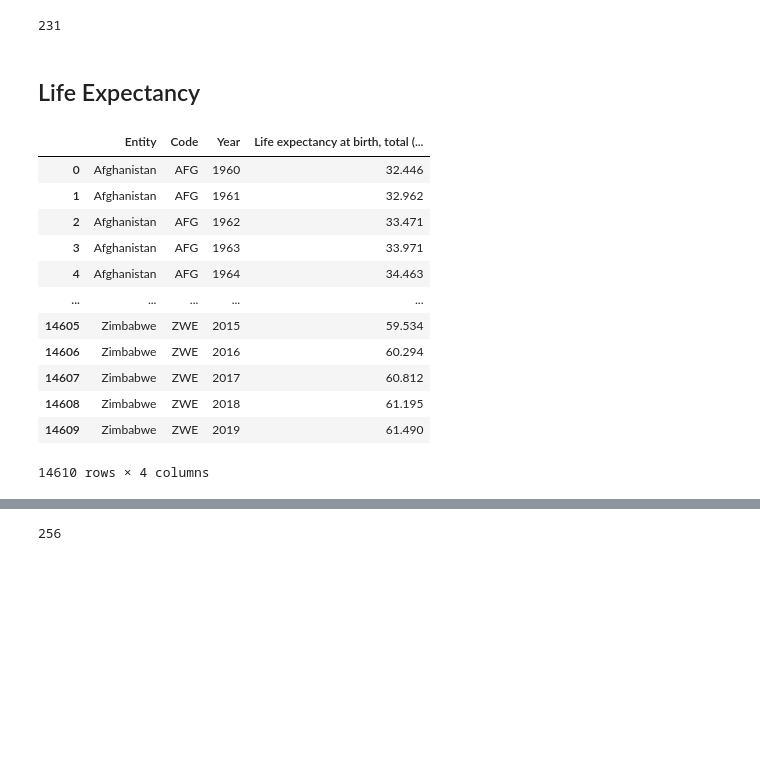
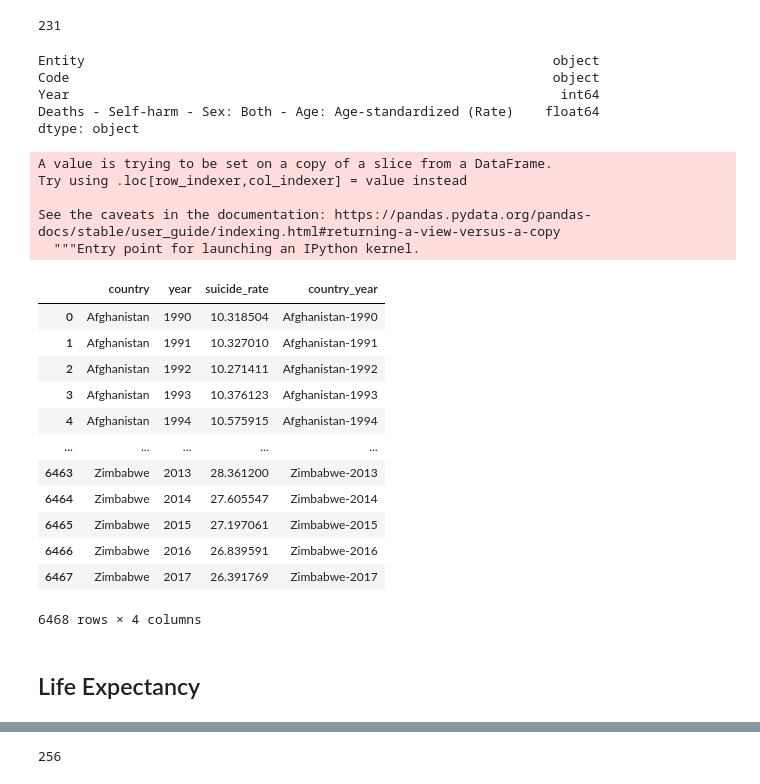
Before and after one commit to anajuarezar/Suicide-Analysis, a Jupyter notebook: data/OWID_Exploration.ipynb, the cells around one changed output, grey strips where cells are left out. Cells and saved outputs as stored; diff of their text form; code cells hidden in the pictures; blank space fills up the shorter version.

```diff
--- a/data/OWID_Exploration.ipynb
+++ b/data/OWID_Exploration.ipynb
@@ -31,10 +32,41 @@ len(countries_list)
 # %% [output]
 231
+# %%
+suicide_df.dtypes
+# %% [output]
+Entity                                                            object
+Code                                                              object
+Year                                                               int64
+Deaths - Self-harm - Sex: Both - Age: Age-standardized (Rate)    float64
+dtype: object
 # %%
-clean_df = df.rename(columns={
-    'Entity': 'country',
-    'Code': 'country_code',
-    'Year': 'year',
-    'Deaths - Self-harm - Sex: Both - Age: Age-standardized (Rate)': 'suicide_rate'
-})
+suicide_df = suicide_df.rename(columns={'Entity':'country','Code': 'country_code','Year': 'year','Deaths - Self-harm - Sex: Both - Age: Age-standardized (Rate)': 'suicide_rate'})
+# %%
+suicide = suicide_df[["country","year","suicide_rate"]]
+# %%
+suicide["year"]=suicide["year"].astype(str)
+# %% [output]
+A value is trying to be set on a copy of a slice from a DataFrame.
+Try using .loc[row_indexer,col_indexer] = value instead
+
+See the caveats in the documentation: https://pandas.pydata.org/pandas-docs/stable/user_guide/indexing.html#returning-a-view-versus-a-copy
+  """Entry point for launching an IPython kernel.
+# %%
+suicide["country_year"]=suicide["country"]+"-"+suicide["year"]
+# %%
+suicide
+# %% [output]
+|  | country | year | suicide_rate | country_year |
+| 0 | Afghanistan | 1990 | 10.318504 | Afghanistan-1990 |
+| 1 | Afghanistan | 1991 | 10.327010 | Afghanistan-1991 |
+| 2 | Afghanistan | 1992 | 10.271411 | Afghanistan-1992 |
+| 3 | Afghanistan | 1993 | 10.376123 | Afghanistan-1993 |
+| 4 | Afghanistan | 1994 | 10.575915 | Afghanistan-1994 |
+| ... | ... | ... | ... | ... |
+| 6463 | Zimbabwe | 2013 | 28.361200 | Zimbabwe-2013 |
+| 6464 | Zimbabwe | 2014 | 27.605547 | Zimbabwe-2014 |
+| 6465 | Zimbabwe | 2015 | 27.197061 | Zimbabwe-2015 |
+| 6466 | Zimbabwe | 2016 | 26.839591 | Zimbabwe-2016 |
+| 6467 | Zimbabwe | 2017 | 26.391769 | Zimbabwe-2017 |
+6468 rows × 4 columns
 # %%
@@ -49,16 +80,0 @@ df = pd.read_csv(input_path)
-# %%
-df
-# %% [output]
-|  | Entity | Code | Year | Life expectancy at birth, total (... |
-| 0 | Afghanistan | AFG | 1960 | 32.446 |
-| 1 | Afghanistan | AFG | 1961 | 32.962 |
-| 2 | Afghanistan | AFG | 1962 | 33.471 |
-| 3 | Afghanistan | AFG | 1963 | 33.971 |
-| 4 | Afghanistan | AFG | 1964 | 34.463 |
-| ... | ... | ... | ... | ... |
-| 14605 | Zimbabwe | ZWE | 2015 | 59.534 |
-| 14606 | Zimbabwe | ZWE | 2016 | 60.294 |
-| 14607 | Zimbabwe | ZWE | 2017 | 60.812 |
-| 14608 | Zimbabwe | ZWE | 2018 | 61.195 |
-| 14609 | Zimbabwe | ZWE | 2019 | 61.490 |
-14610 rows × 4 columns
```
Also changed, not shown: parts of 24 cells of this notebook, 9 other files.
